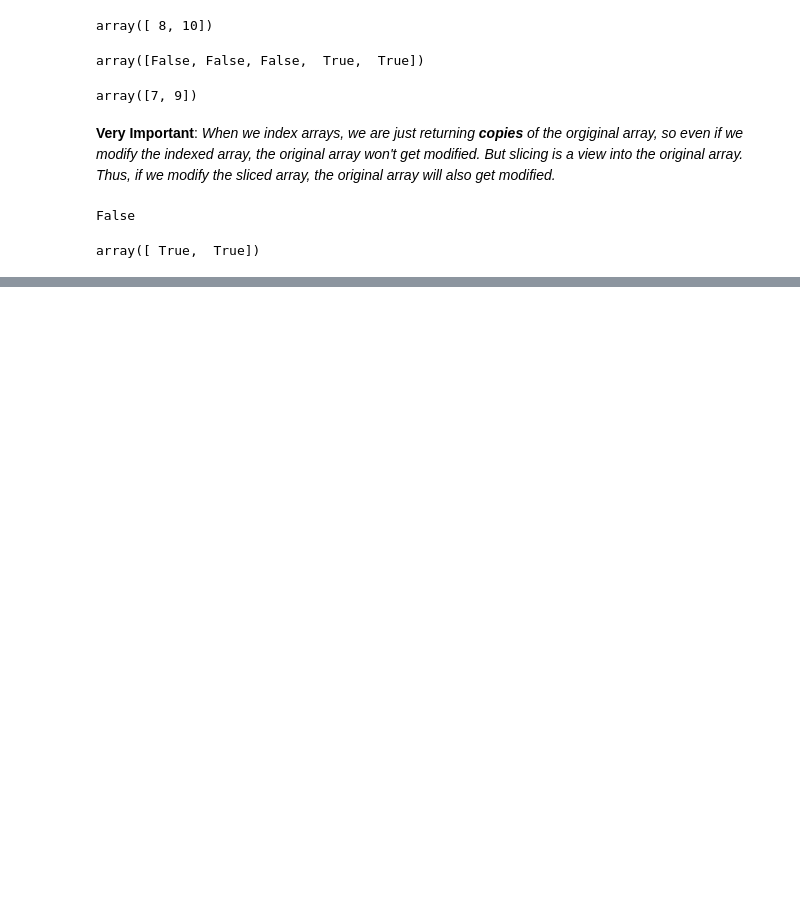
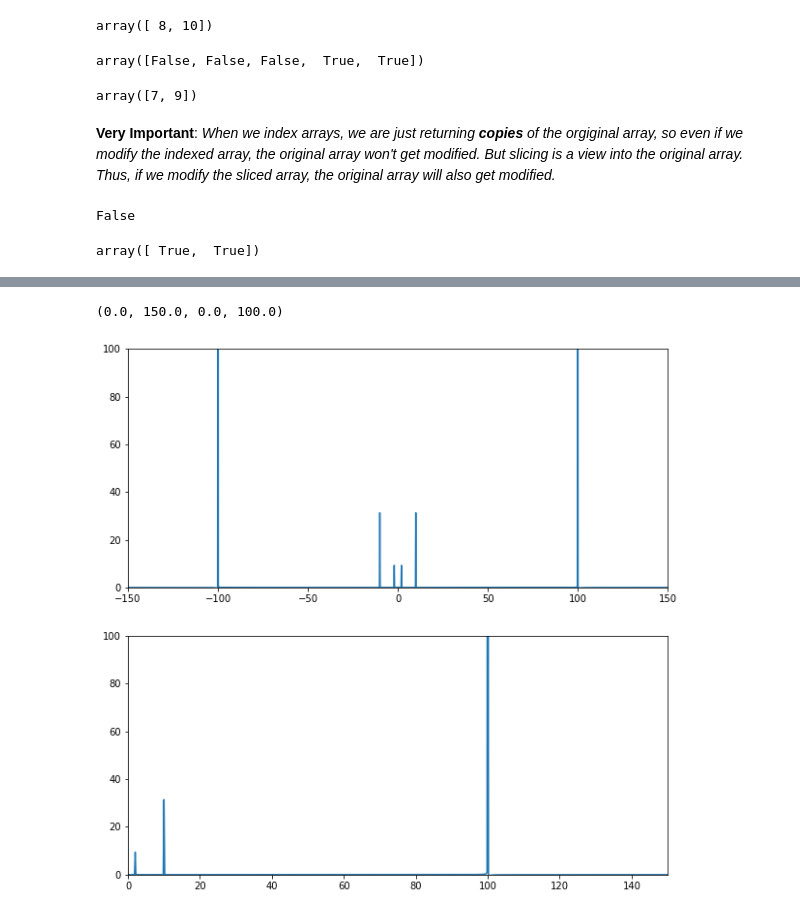
Before and after one commit to average-engineer/LearningPython, a Jupyter notebook: Python Libraries and Concepts used in Research.ipynb, the cells around one changed output, grey strips where cells are left out. Cells and saved outputs as stored; diff of their text form; code cells hidden in the pictures; blank space fills up the shorter version.

```diff
--- a/Python Libraries and Concepts used in Research.ipynb
+++ b/Python Libraries and Concepts used in Research.ipynb
@@ -370,0 +439,15 @@ array([ True,  True])
+# %%
+from scipy.fft import fft, fftfreq, rfft, rfftfreq
+
+yf = fft(m)
+xf = fftfreq(dataNum,1/sampFreq)
+yfr = rfft(m)
+xfr = rfftfreq(dataNum,1/sampFreq)
+fig, (axis1,axis2) = plt.subplots(nrows = 2, ncols = 1, figsize = (10,10))
+axis1.plot(xf,yf)
+axis1.axis([-150,150,0,100])
+axis2.plot(xfr,yfr)
+axis2.axis([0,150,0,100])
+# %% [output]
+(0.0, 150.0, 0.0, 100.0)
+[figure, added]
```
Also changed, not shown: parts of 3 cells of this notebook.
